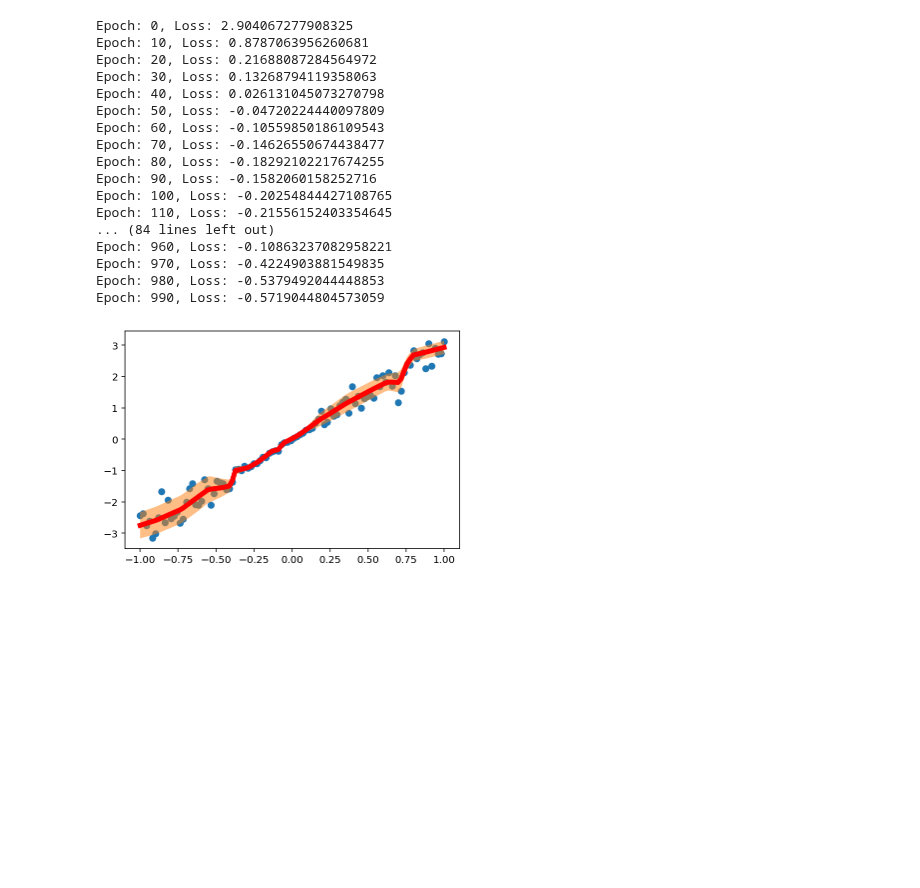
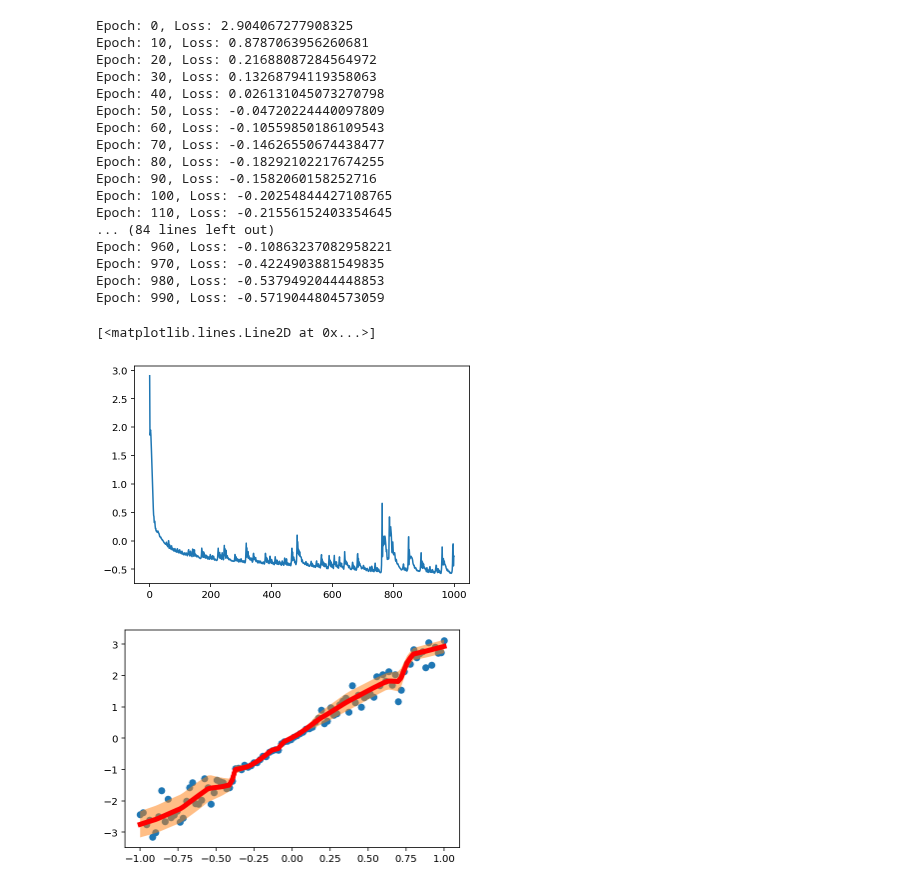
Before and after one commit to patel-zeel/nbblog, a Jupyter notebook: posts/torch-bnn.ipynb, the cells around one changed output. Cells and saved outputs as stored; diff of their text form; code cells hidden in the pictures; blank space fills up the shorter version.

```diff
--- a/posts/torch-bnn.ipynb
+++ b/posts/torch-bnn.ipynb
@@ -102,6 +102,7 @@ with torch.no_grad():
 optimizer = optim.Adam(model.parameters(), lr=0.01)
 every_i = 10
 outs= {}
+losses = []
 
 for epoch in range(1000):
     # Store model predictions every_i epochs
@@ -119,6 +120,7 @@ for epoch in range(1000):
     # Forward pass
     mu, log_sigma = model(x.unsqueeze(1))
     loss = heteroskedastic_loss(y, mu, log_sigma)
+    losses.append(loss.item())
 
     # Backward pass
     optimizer.zero_grad()
@@ -142,6 +144,13 @@ Epoch: 960, Loss: -0.10863237082958221
 Epoch: 970, Loss: -0.4224903881549835
 Epoch: 980, Loss: -0.5379492044448853
 Epoch: 990, Loss: -0.5719044804573059
+# %%
+# Plot loss
+
+plt.plot(losses)
+# %% [output]
+[<matplotlib.lines.Line2D at 0x...>]
+[figure, added]
 # %%
 # Plot final predictions
 
```
Also changed, not shown: parts of 2 cells of this notebook.
